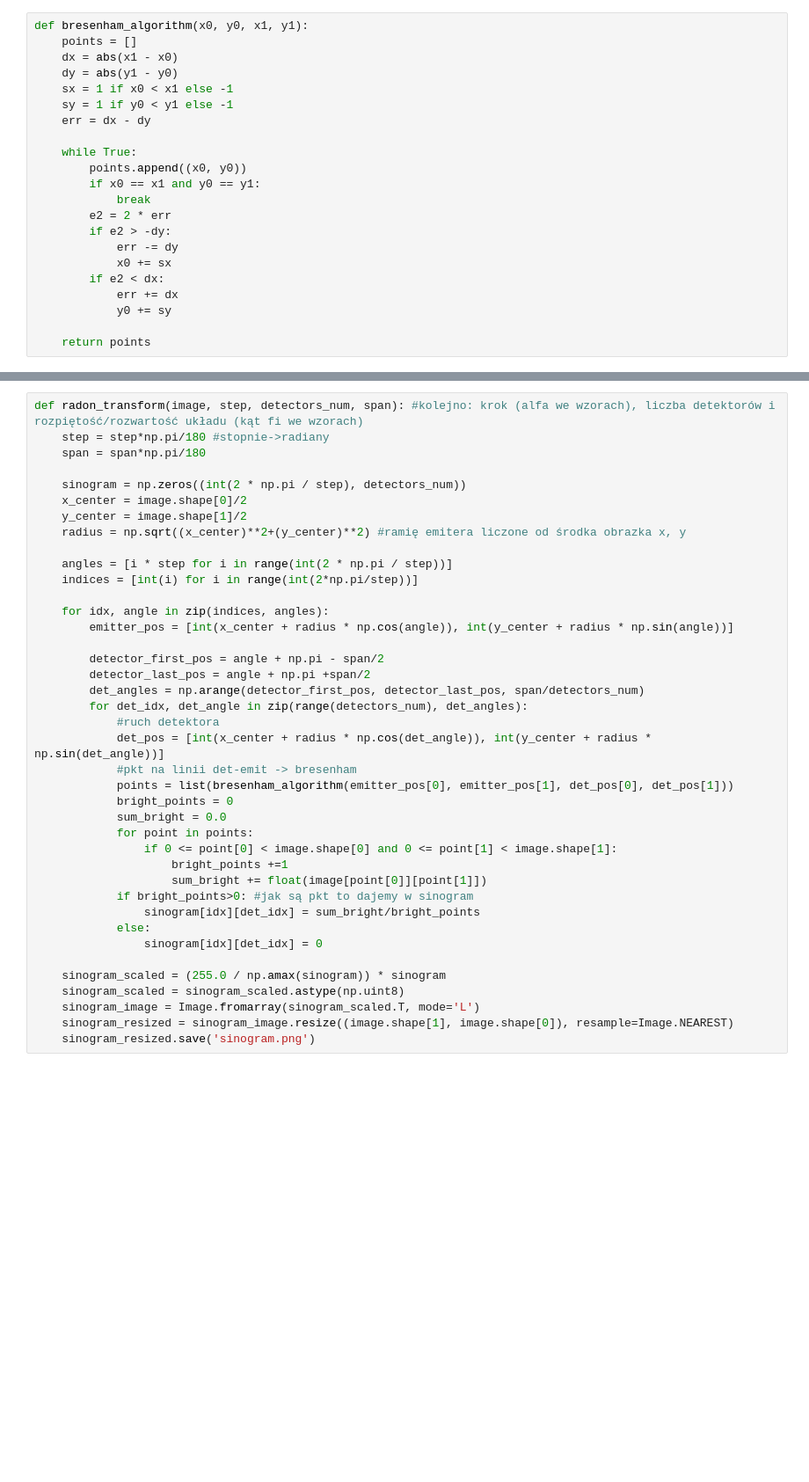
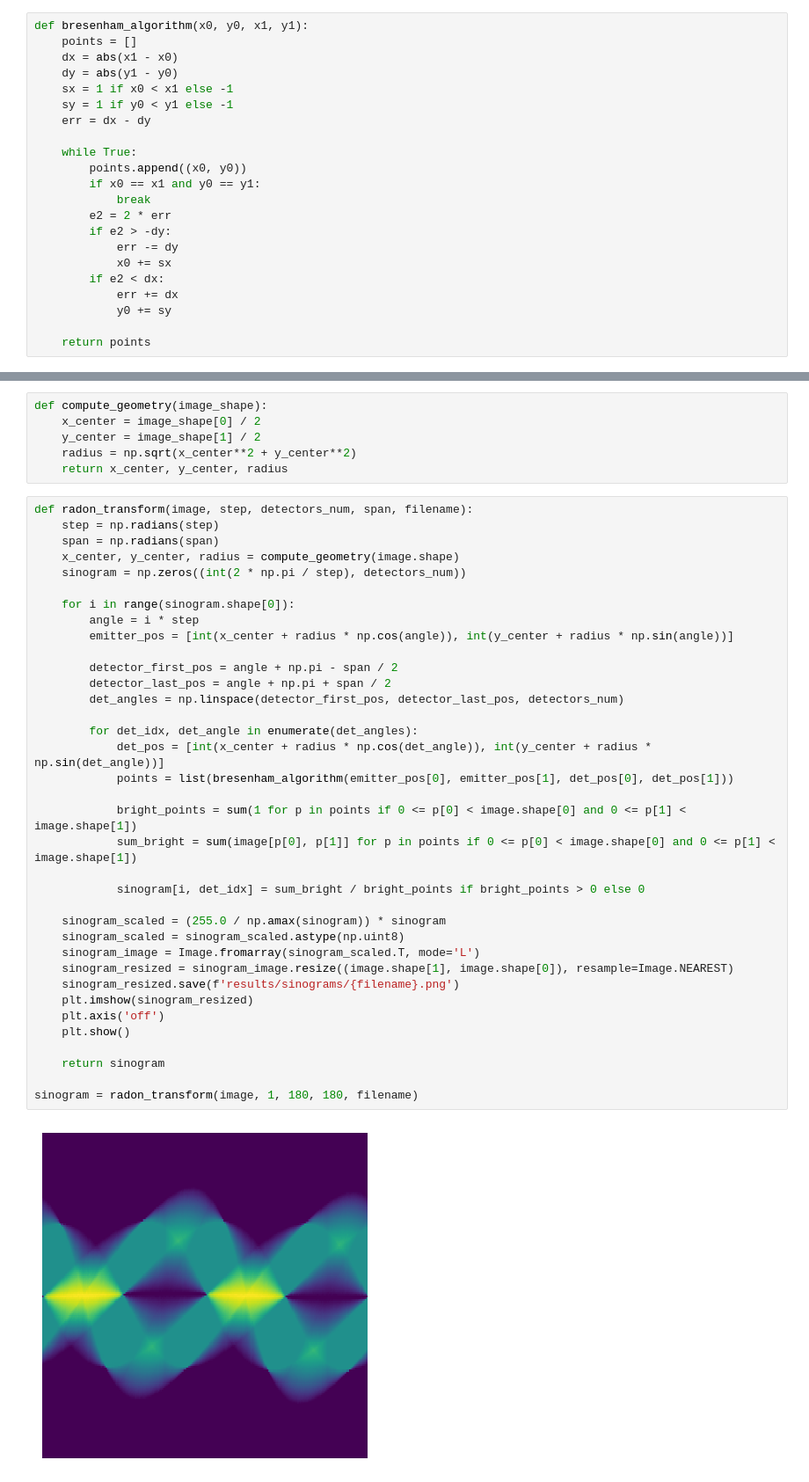
Before and after one commit to wirakoti/CTSimulator, a Jupyter notebook: main.ipynb, the cells around one changed output, grey strips where cells are left out. Shown at 88% size. Drawn from its saved outputs; the diff is of its cells as text; blank space fills up the shorter version.

```diff
--- a/main.ipynb
+++ b/main.ipynb
@@ -42,40 +63,44 @@ def bresenham_algorithm(x0, y0, x1, y1):
+# %%
+def compute_geometry(image_shape):
+    x_center = image_shape[0] / 2
+    y_center = image_shape[1] / 2
+    radius = np.sqrt(x_center**2 + y_center**2)
+    return x_center, y_center, radius
 # %%
-def radon_transform(image, step, detectors_num, span): #kolejno: krok (alfa we wzorach), liczba detektorów i rozpiętość/rozwartość układu (kąt fi we wzorach)
-    step = step*np.pi/180 #stopnie->radiany
-    span = span*np.pi/180
+def radon_transform(image, step, detectors_num, span, filename):
+    step = np.radians(step)
+    span = np.radians(span)
+    x_center, y_center, radius = compute_geometry(image.shape)
+    sinogram = np.zeros((int(2 * np.pi / step), detectors_num))
 
-    sinogram = np.zeros((int(2 * np.pi / step), detectors_num))
-    x_center = image.shape[0]/2
-    y_center = image.shape[1]/2
-    radius = np.sqrt((x_center)**2+(y_center)**2) #ramię emitera liczone od środka obrazka x, y
-
-    angles = [i * step for i in range(int(2 * np.pi / step))]
-    indices = [int(i) for i in range(int(2*np.pi/step))]
-
-    for idx, angle in zip(indices, angles):
+    for i in range(sinogram.shape[0]):
+        angle = i * step
         emitter_pos = [int(x_center + radius * np.cos(angle)), int(y_center + radius * np.sin(angle))]
 
-        detector_first_pos = angle + np.pi - span/2
-        detector_last_pos = angle + np.pi +span/2
-        det_angles = np.arange(detector_first_pos, detector_last_pos, span/detectors_num)
-        for det_idx, det_angle in zip(range(detectors_num), det_angles):
-            #ruch detektora
+        detector_first_pos = angle + np.pi - span / 2
+        detector_last_pos = angle + np.pi + span / 2
+        det_angles = np.linspace(detector_first_pos, detector_last_pos, detectors_num)
+
+        for det_idx, det_angle in enumerate(det_angles):
             det_pos = [int(x_center + radius * np.cos(det_angle)), int(y_center + radius * np.sin(det_angle))]
-            #pkt na linii det-emit -> bresenham
             points = list(bresenham_algorithm(emitter_pos[0], emitter_pos[1], det_pos[0], det_pos[1]))
-            bright_points = 0
-            sum_bright = 0.0
-            for point in points:
-                if 0 <= point[0] < image.shape[0] and 0 <= point[1] < image.shape[1]:
-                    bright_points +=1
-                    sum_bright += float(image[point[0]][point[1]])
-            if bright_points>0: #jak są pkt to dajemy w sinogram
-                sinogram[idx][det_idx] = sum_bright/bright_points
-            else:
-                sinogram[idx][det_idx] = 0
+
+            bright_points = sum(1 for p in points if 0 <= p[0] < image.shape[0] and 0 <= p[1] < image.shape[1])
+            sum_bright = sum(image[p[0], p[1]] for p in points if 0 <= p[0] < image.shape[0] and 0 <= p[1] < image.shape[1])
+
+            sinogram[i, det_idx] = sum_bright / bright_points if bright_points > 0 else 0
 
     sinogram_scaled = (255.0 / np.amax(sinogram)) * sinogram
     sinogram_scaled = sinogram_scaled.astype(np.uint8)
     sinogram_image = Image.fromarray(sinogram_scaled.T, mode='L')
     sinogram_resized = sinogram_image.resize((image.shape[1], image.shape[0]), resample=Image.NEAREST)
-    sinogram_resized.save('sinogram.png')
+    sinogram_resized.save(f'results/sinograms/{filename}.png')
+    plt.imshow(sinogram_resized)
+    plt.axis('off')
+    plt.show()
+
+    return sinogram
+
+sinogram = radon_transform(image, 1, 180, 180, filename)
+# %% [output]
+[figure, added]
```
Also changed, not shown: parts of 5 cells of this notebook, 31 other files.
